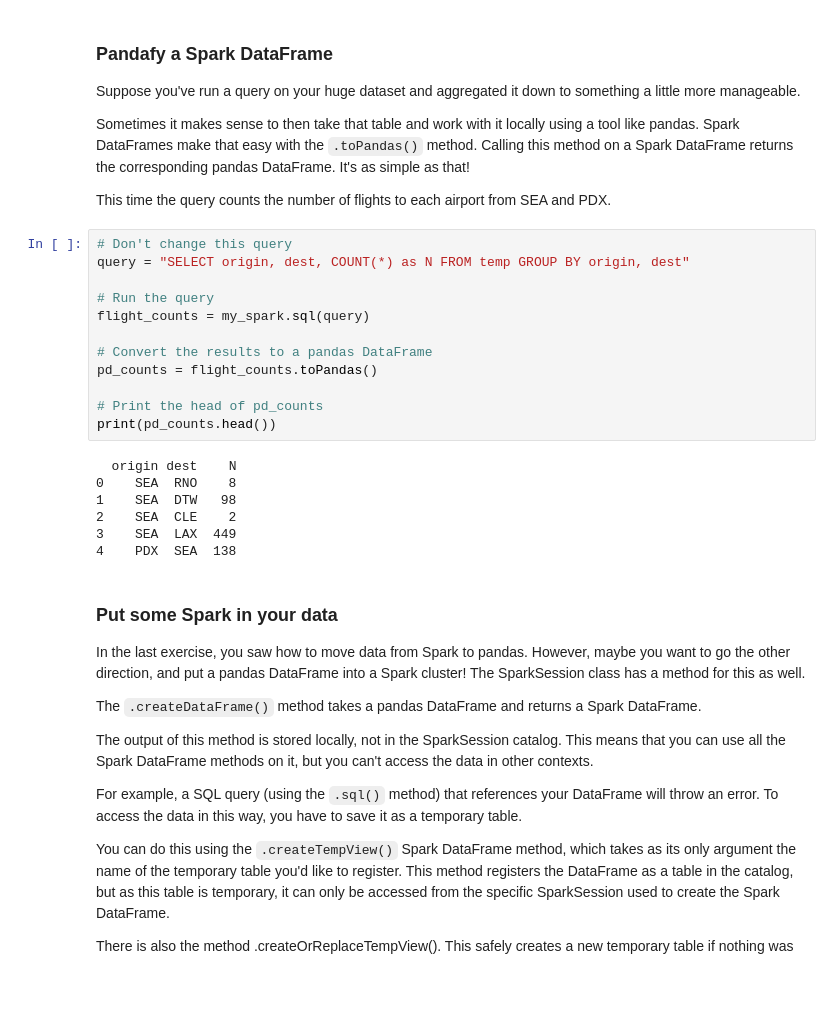
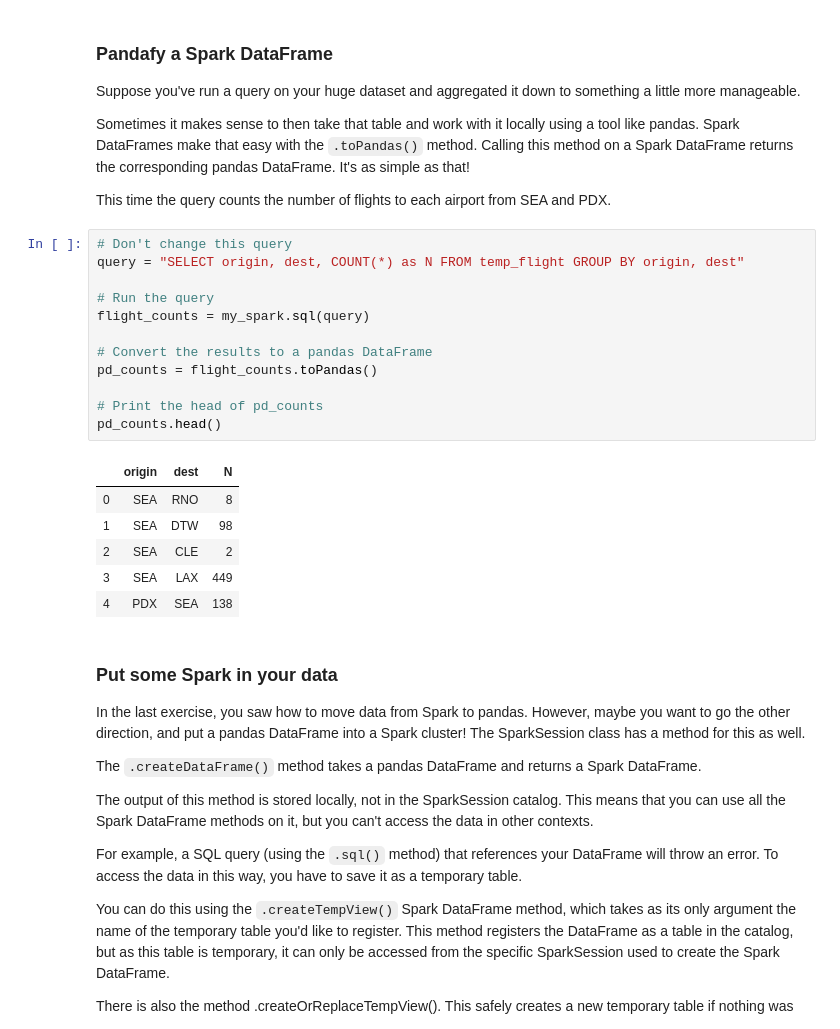
Before and after one commit to Alluka-L/Spark, a Jupyter notebook: Introduction to PySpark/Introduction to PySpark.ipynb, the cells around one changed output. Cells and saved outputs as stored; diff of their text form; blank space fills up the shorter version.

```diff
--- a/Introduction to PySpark/Introduction to PySpark.ipynb
+++ b/Introduction to PySpark/Introduction to PySpark.ipynb
@@ -107,23 +107,23 @@ Sometimes it makes sense to then take that table and work with it locally using
 This time the query counts the number of flights to each airport from SEA and PDX.
 # %%
 # Don't change this query
-query = "SELECT origin, dest, COUNT(*) as N FROM temp GROUP BY origin, dest"
+query = "SELECT origin, dest, COUNT(*) as N FROM temp_flight GROUP BY origin, dest"
 
 # Run the query
 flight_counts = my_spark.sql(query)
 
 # Convert the results to a pandas DataFrame
 pd_counts = flight_counts.toPandas()
 
 # Print the head of pd_counts
-print(pd_counts.head())
+pd_counts.head()
 # %% [output]
-  origin dest    N
-0    SEA  RNO    8
-1    SEA  DTW   98
-2    SEA  CLE    2
-3    SEA  LAX  449
-4    PDX  SEA  138
+|  | origin | dest | N |
+| 0 | SEA | RNO | 8 |
+| 1 | SEA | DTW | 98 |
+| 2 | SEA | CLE | 2 |
+| 3 | SEA | LAX | 449 |
+| 4 | PDX | SEA | 138 |
 # %% [markdown]
 ### Put some Spark in your data
 In the last exercise, you saw how to move data from Spark to pandas. However, maybe you want to go the other direction, and put a pandas DataFrame into a Spark cluster! The SparkSession class has a method for this as well.
```
Also changed, not shown: parts of 19 cells of this notebook.
